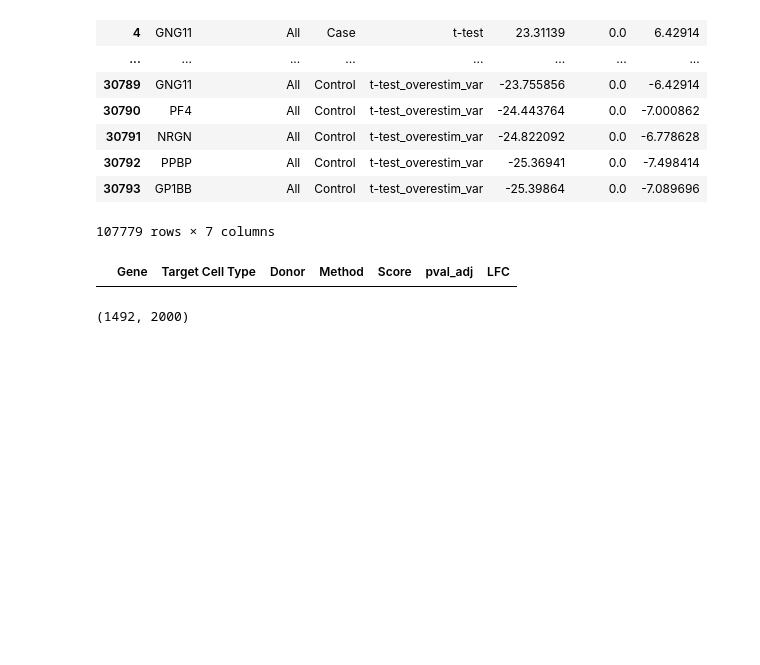
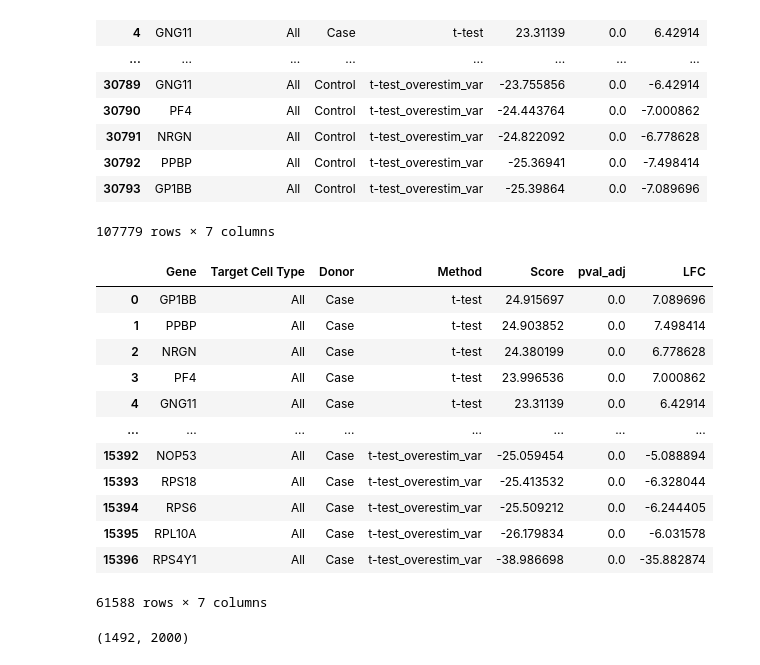
Before and after one commit to sujitdebnath/fau-bionet-project-ws23, a Jupyter notebook: Cell_Annotation_and_DGE/MPN-Disease with SCSA Annotation and DGE.ipynb, the cells around one changed output. Saved outputs shown, nothing was run; the diff lists cells and outputs as text; code cells hidden in the pictures; blank space fills up the shorter version.

```diff
--- a/Cell_Annotation_and_DGE/MPN-Disease with SCSA Annotation and DGE.ipynb
+++ b/Cell_Annotation_and_DGE/MPN-Disease with SCSA Annotation and DGE.ipynb
@@ -621,9 +632,21 @@ Generating DataFrame
 | 30793 | GP1BB | All | Control | t-test_overestim_var | -25.39864 | 0.0 | -7.089696 |
 107779 rows × 7 columns
 # %%
-all_results[all_results['Donor'] == 'A']
+all_results[all_results['Donor'] == 'Case']
 # %% [output]
 |  | Gene | Target Cell Type | Donor | Method | Score | pval_adj | LFC |
+| 0 | GP1BB | All | Case | t-test | 24.915697 | 0.0 | 7.089696 |
+| 1 | PPBP | All | Case | t-test | 24.903852 | 0.0 | 7.498414 |
+| 2 | NRGN | All | Case | t-test | 24.380199 | 0.0 | 6.778628 |
+| 3 | PF4 | All | Case | t-test | 23.996536 | 0.0 | 7.000862 |
+| 4 | GNG11 | All | Case | t-test | 23.31139 | 0.0 | 6.42914 |
+| ... | ... | ... | ... | ... | ... | ... | ... |
+| 15392 | NOP53 | All | Case | t-test_overestim_var | -25.059454 | 0.0 | -5.088894 |
+| 15393 | RPS18 | All | Case | t-test_overestim_var | -25.413532 | 0.0 | -6.328044 |
+| 15394 | RPS6 | All | Case | t-test_overestim_var | -25.509212 | 0.0 | -6.244405 |
+| 15395 | RPL10A | All | Case | t-test_overestim_var | -26.179834 | 0.0 | -6.031578 |
+| 15396 | RPS4Y1 | All | Case | t-test_overestim_var | -38.986698 | 0.0 | -35.882874 |
+61588 rows × 7 columns
 # %%
 all_results.to_csv(f'DEG_{specific_celltype}.csv', index=False)
 # %%
```
Also changed, not shown: parts of 8 cells of this notebook.
